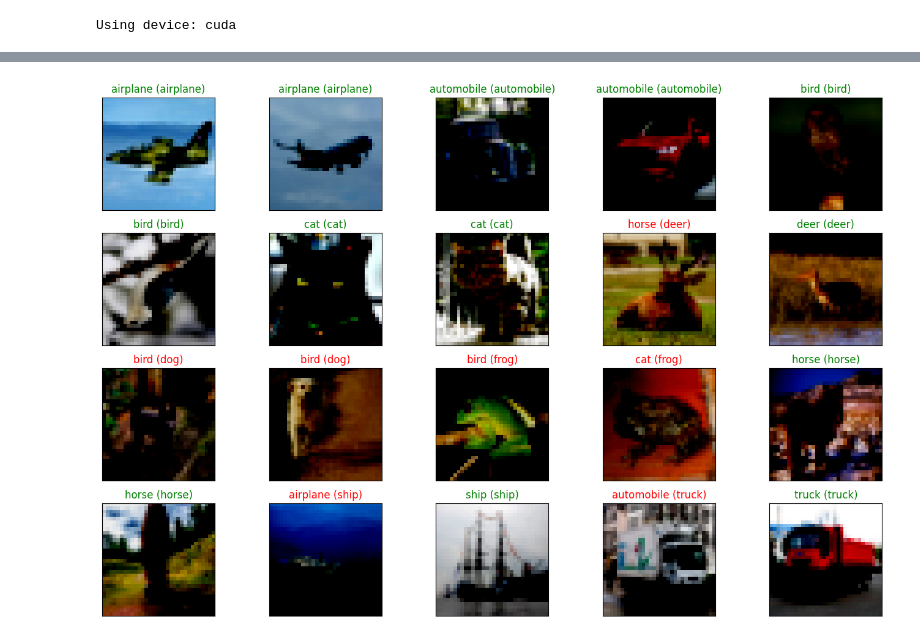
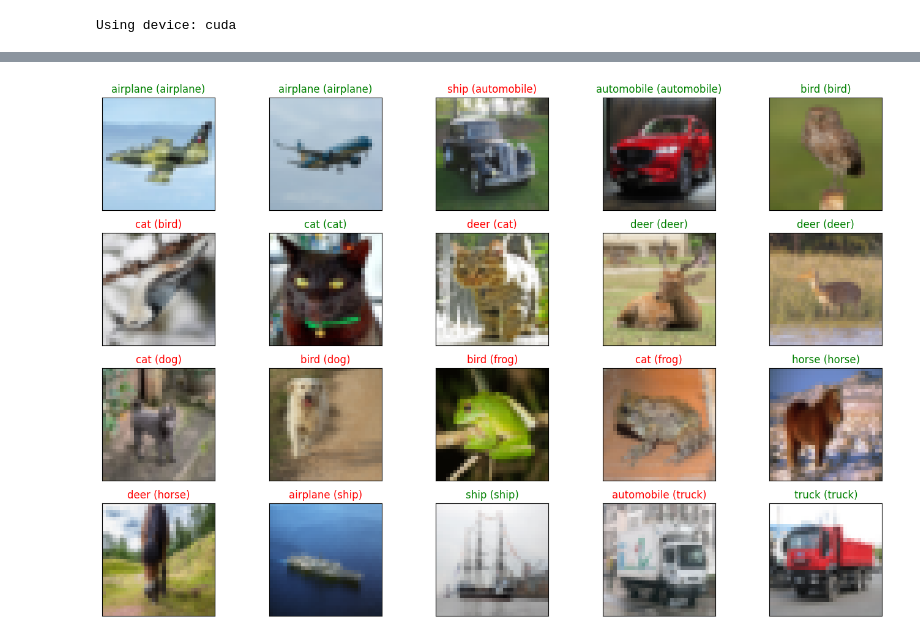
Before and after one commit to lam1910/action-learning, a Jupyter notebook: notebooks/action_learning_demo_pre_quant.ipynb, the cells around one changed output, grey strips where cells are left out. Saved outputs shown, nothing was run; the diff lists cells and outputs as text; code cells hidden in the pictures.

```diff
--- a/notebooks/action_learning_demo_pre_quant.ipynb
+++ b/notebooks/action_learning_demo_pre_quant.ipynb
@@ -202,7 +221,7 @@ OUTSIDE_PICT = '/content/drive/MyDrive/epita/action-learning/test_pic/'
 transform = transforms.Compose([
     transforms.Resize((32, 32)),  # Resize images to match CIFAR-10 input size
     transforms.ToTensor(),
-    transforms.Normalize(mean=[0.5, 0.5, 0.5], std=[0.5, 0.5, 0.5])  # Normalize similar to CIFAR-10
+    #transforms.Normalize(mean=[0.5, 0.5, 0.5], std=[0.5, 0.5, 0.5])  # Normalize similar to CIFAR-10
 ])
 
 
@@ -218,6 +237,7 @@ images = images.to(device)
 labels = labels.to(device)
 
 # Forward pass
+#images = lighting_layer(images)
 outputs = model_pre_quant(images)
 _, predicted = torch.max(outputs.data, 1)
 
@@ -257 +257 @@ WARNING:matplotlib.image:Clipping input data to the valid range for imshow with
-[figure, old version]
+[figure, new version]
```
Also changed, not shown: parts of 6 cells of this notebook, 2 other files.
